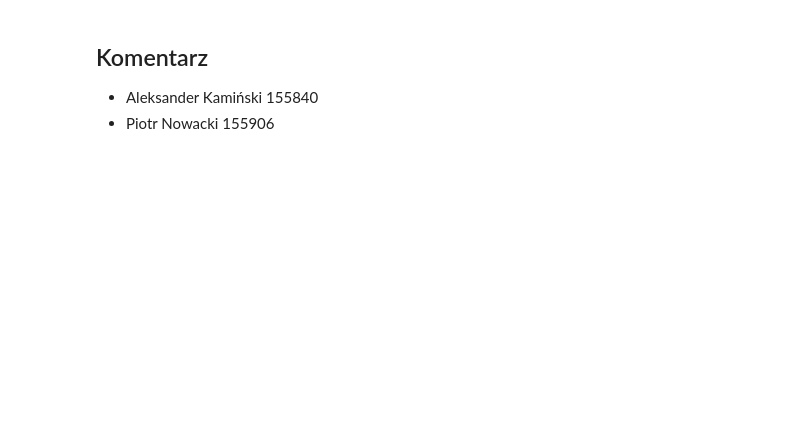
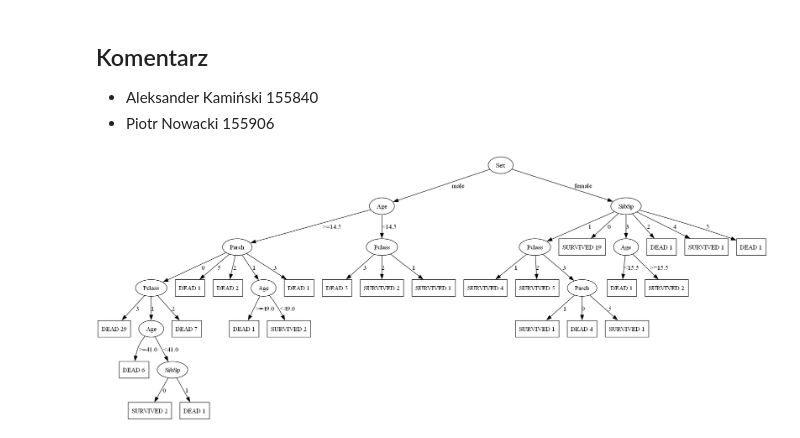
Before and after one commit to AxeKam333/Sieci-neuronowe-cwiczenia, a Jupyter notebook: cw2/tree.ipynb, the cells around one changed output. Drawn from its saved outputs; the diff is of its cells as text; code cells hidden in the pictures; blank space fills up the shorter version.

```diff
--- a/cw2/tree.ipynb
+++ b/cw2/tree.ipynb
@@ -232,3 +251,9 @@ dot.render("drzewko", format="png", view=True)  # zapisuje i otwiera plik drzewk
 
 - Aleksander Kamiński 155840
 - Piotr Nowacki 155906
+# %%
+from IPython.display import Image
+
+Image(filename='drzewko.png')
+# %% [output]
+[figure, added]
```
Also changed, not shown: parts of 3 cells of this notebook, 2 other files.
